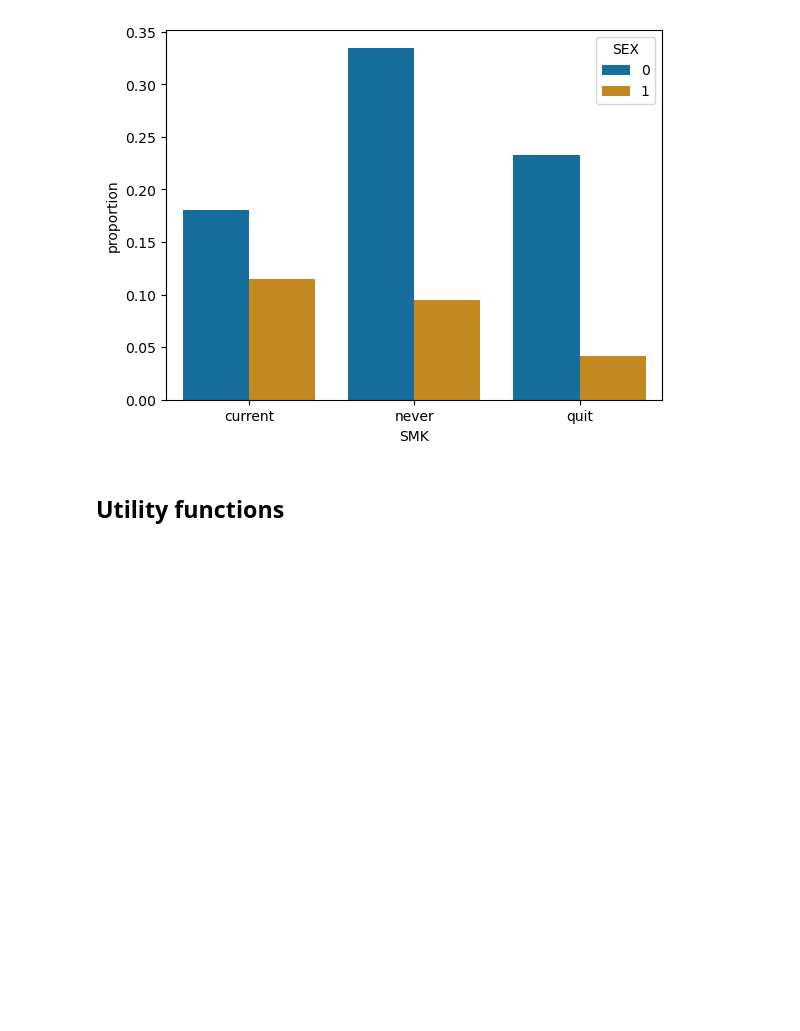
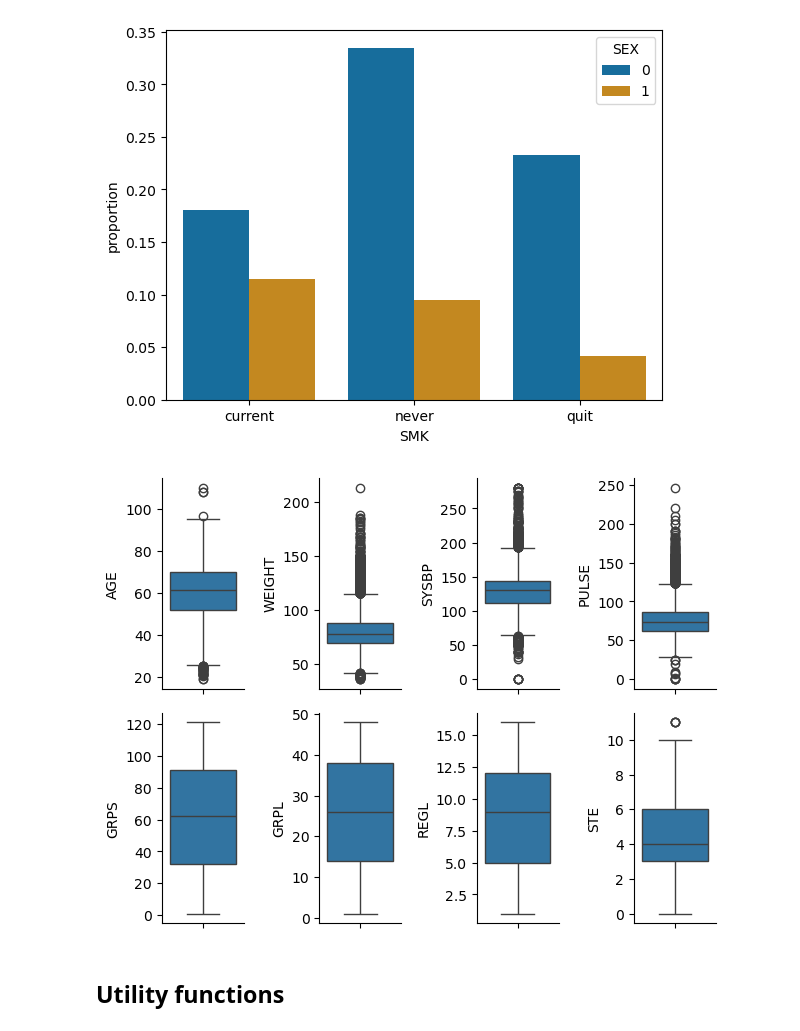
Before and after one commit to Neclow/d3a_fairness_hackathon, a Jupyter notebook: day4.ipynb, the cells around one changed output. Drawn from its saved outputs; the diff is of its cells as text; code cells hidden in the pictures; blank space fills up the shorter version.

```diff
--- a/day4.ipynb
+++ b/day4.ipynb
@@ -101,6 +101,23 @@ sns.countplot(
 # %% [output]
 <Axes: xlabel='SMK', ylabel='proportion'>
 [figure]
+# %%
+cont_cols = ["AGE", "WEIGHT", "SYSBP", "PULSE", "GRPS", "GRPL", "REGL", "STE"]
+
+fig, axs = plt.subplots(2, 4)
+
+axs = axs.ravel()
+
+for i, col in enumerate(cont_cols):
+    sns.boxplot(
+        y=col,
+        data=data,
+        ax=axs[i],
+    )
+    sns.despine(ax=axs[i])
+fig.tight_layout()
+# %% [output]
+[figure, added]
 # %%
 X = data.drop(columns="DAY30")
 y = data.DAY30
```
Also changed, not shown: parts of 3 cells of this notebook.
